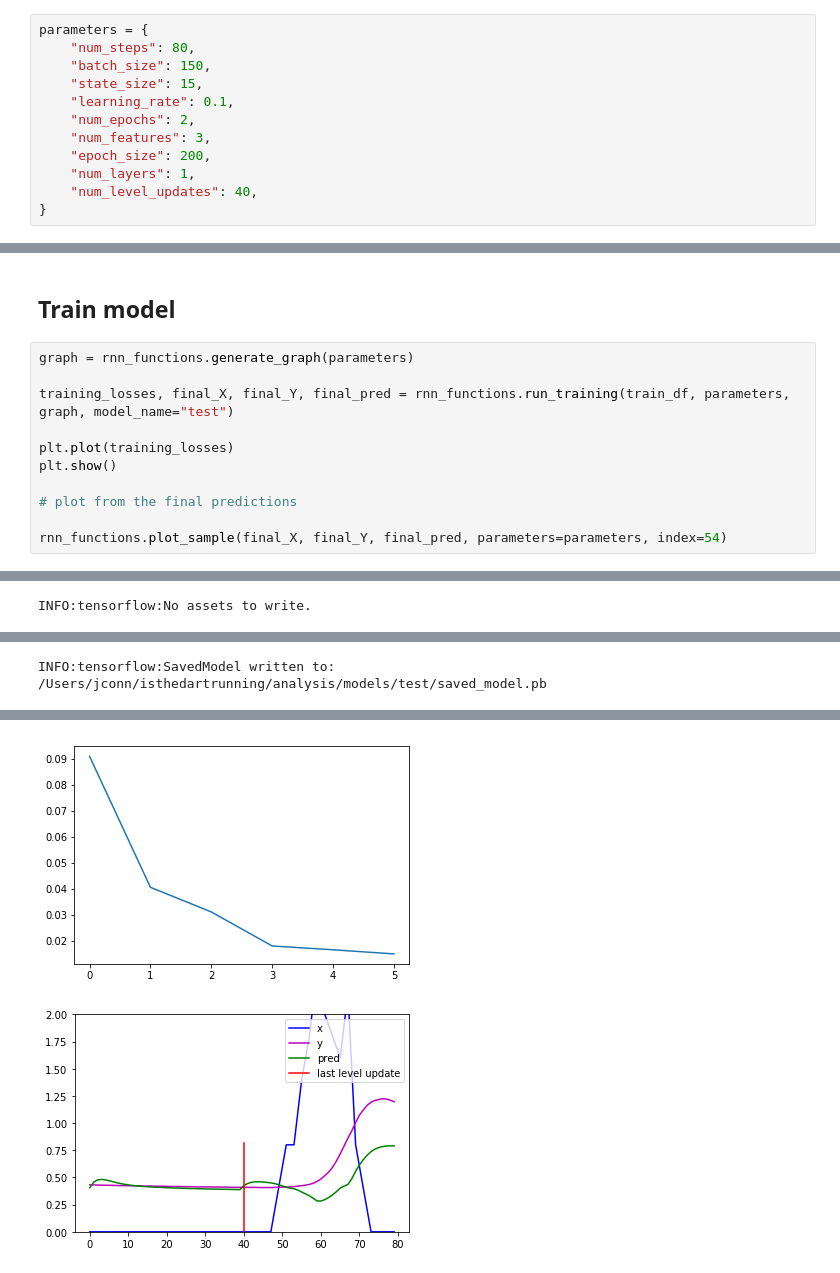
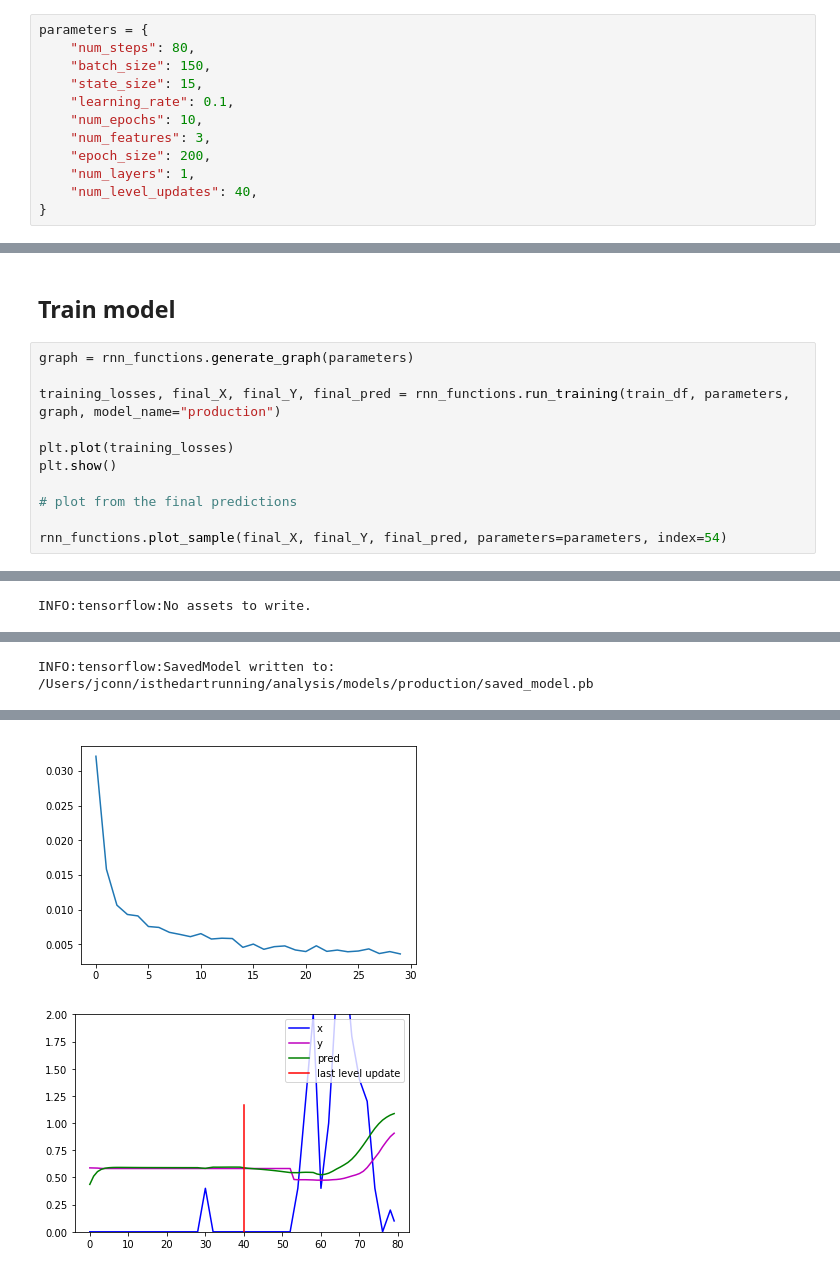
Before and after one commit to jamieaconn/isthedartrunning, a Jupyter notebook: analysis/rnn_model.ipynb, the cells around one changed output, grey strips where cells are left out. Drawn from its saved outputs; the diff is of its cells as text.

```diff
--- a/analysis/rnn_model.ipynb
+++ b/analysis/rnn_model.ipynb
@@ -27,7 +27,7 @@ parameters = {
     "batch_size": 150,
     "state_size": 15,
     "learning_rate": 0.1,
-    "num_epochs": 2,
+    "num_epochs": 10,
     "num_features": 3,
     "epoch_size": 200,
     "num_layers": 1,
@@ -47,7 +49,7 @@ train_df, test_df = rnn_functions.load_data()
 # %%
 graph = rnn_functions.generate_graph(parameters)
 
-training_losses, final_X, final_Y, final_pred = rnn_functions.run_training(train_df, parameters, graph, model_name="test")
+training_losses, final_X, final_Y, final_pred = rnn_functions.run_training(train_df, parameters, graph, model_name="production")
 
 plt.plot(training_losses)
 plt.show()
@@ -71 +81 @@ INFO:tensorflow:No assets to write.
-INFO:tensorflow:SavedModel written to: /Users/jconn/isthedartrunning/analysis/models/test/saved_model.pb
+INFO:tensorflow:SavedModel written to: /Users/jconn/isthedartrunning/analysis/models/production/saved_model.pb
@@ -73,5 +83,5 @@ INFO:tensorflow:SavedModel written to: /Users/jconn/isthedartrunning/analysis/mo
-[figure, old version]
+[figure, new version]
-[figure, old version]
+[figure, new version]
 # %%
 def make_predictions(model_name, parameters, rain_threshold):
     cwd = os.getcwd()
```
Also changed, not shown: parts of 5 cells of this notebook.
